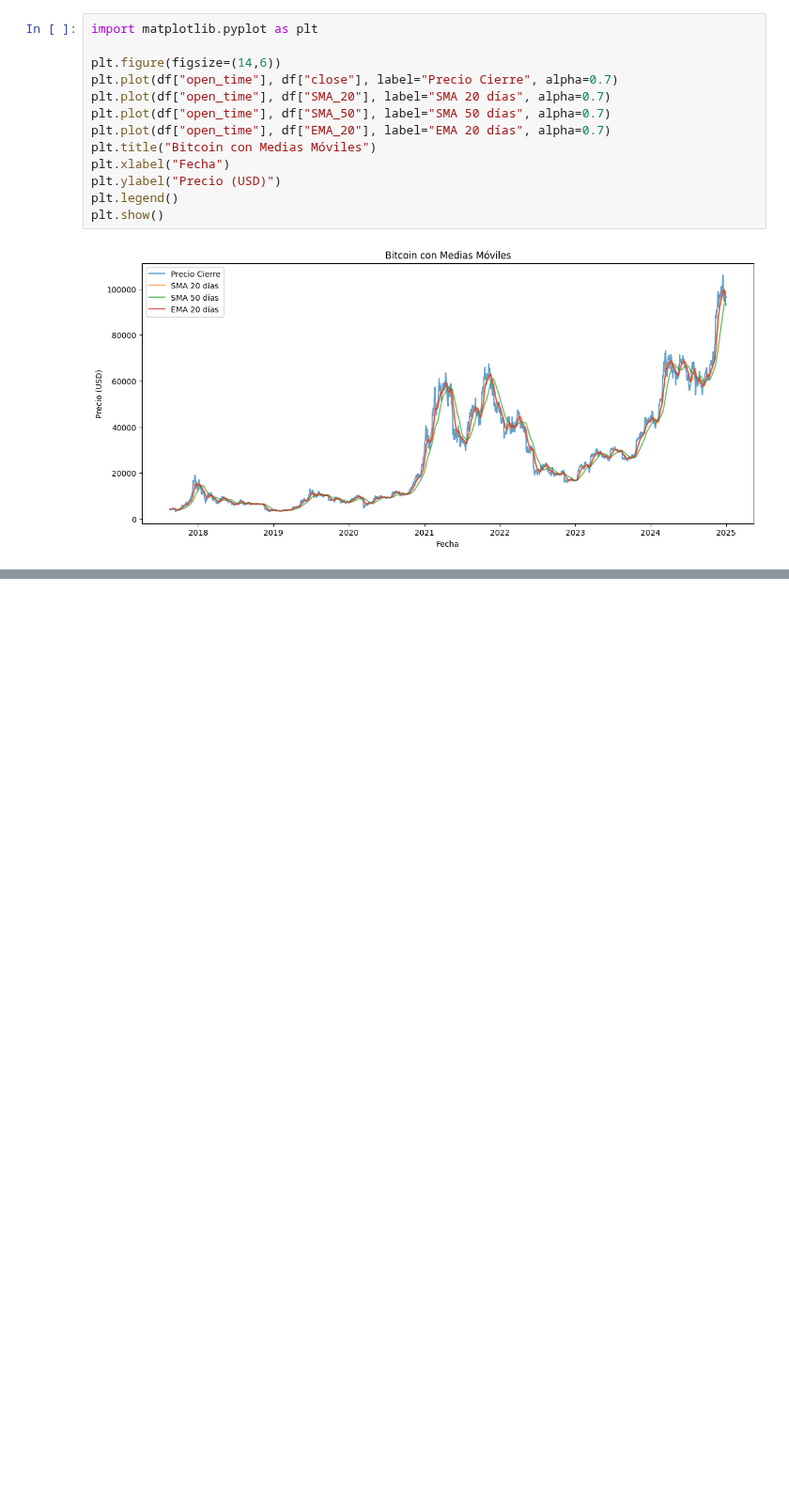
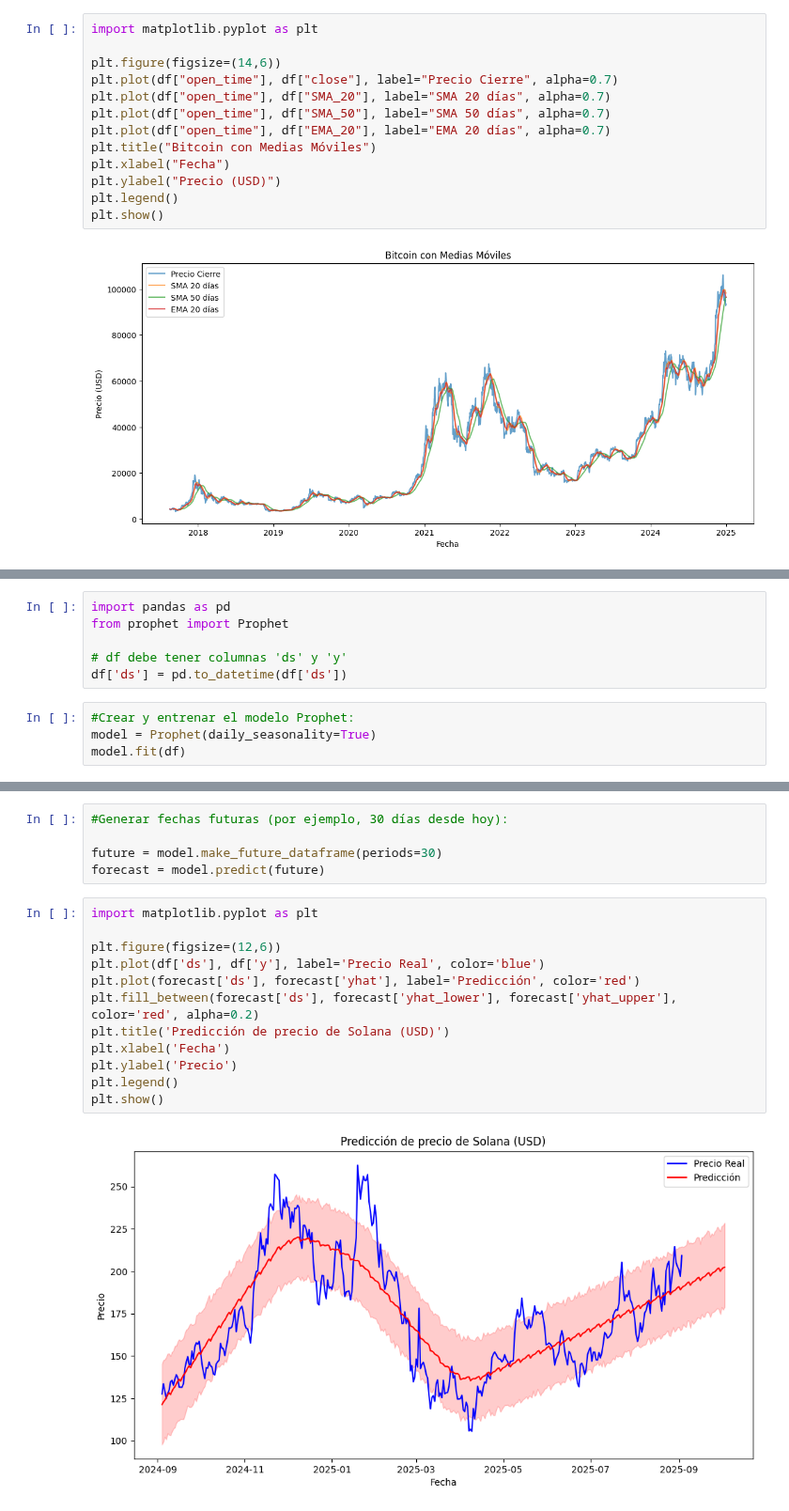
Before and after one commit to FerdinandMileto/proyecto-prediccion-del-precio-cripto, a Jupyter notebook: analisarcsv.ipynb, the cells around one changed output, grey strips where cells are left out. Shown at 94% size. Cells and saved outputs as stored; diff of their text form; blank space fills up the shorter version.

```diff
--- a/analisarcsv.ipynb
+++ b/analisarcsv.ipynb
@@ -189,0 +460,10 @@ print(df.head())
+# %%
+import pandas as pd
+from prophet import Prophet
+
+# df debe tener columnas 'ds' y 'y'
+df['ds'] = pd.to_datetime(df['ds'])
+# %%
+#Crear y entrenar el modelo Prophet:
+model = Prophet(daily_seasonality=True)
+model.fit(df)
@@ -189,0 +474,19 @@ print(df.head())
+# %%
+#Generar fechas futuras (por ejemplo, 30 días desde hoy):
+
+future = model.make_future_dataframe(periods=30)
+forecast = model.predict(future)
+# %%
+import matplotlib.pyplot as plt
+
+plt.figure(figsize=(12,6))
+plt.plot(df['ds'], df['y'], label='Precio Real', color='blue')
+plt.plot(forecast['ds'], forecast['yhat'], label='Predicción', color='red')
+plt.fill_between(forecast['ds'], forecast['yhat_lower'], forecast['yhat_upper'], color='red', alpha=0.2)
+plt.title('Predicción de precio de Solana (USD)')
+plt.xlabel('Fecha')
+plt.ylabel('Precio')
+plt.legend()
+plt.show()
+# %% [output]
+[figure, added]
```
Also changed, not shown: parts of 19 cells of this notebook, 4 other files.
